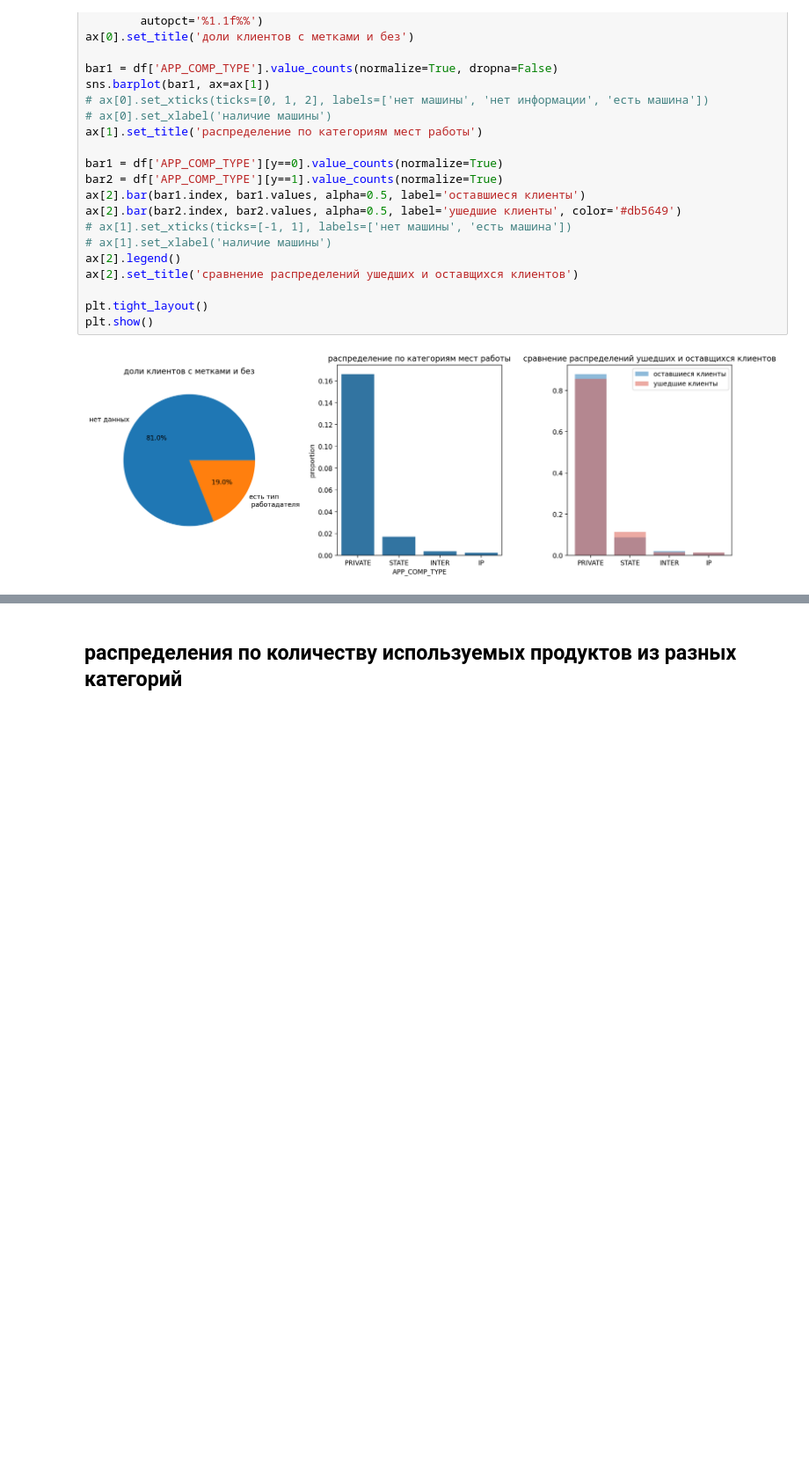
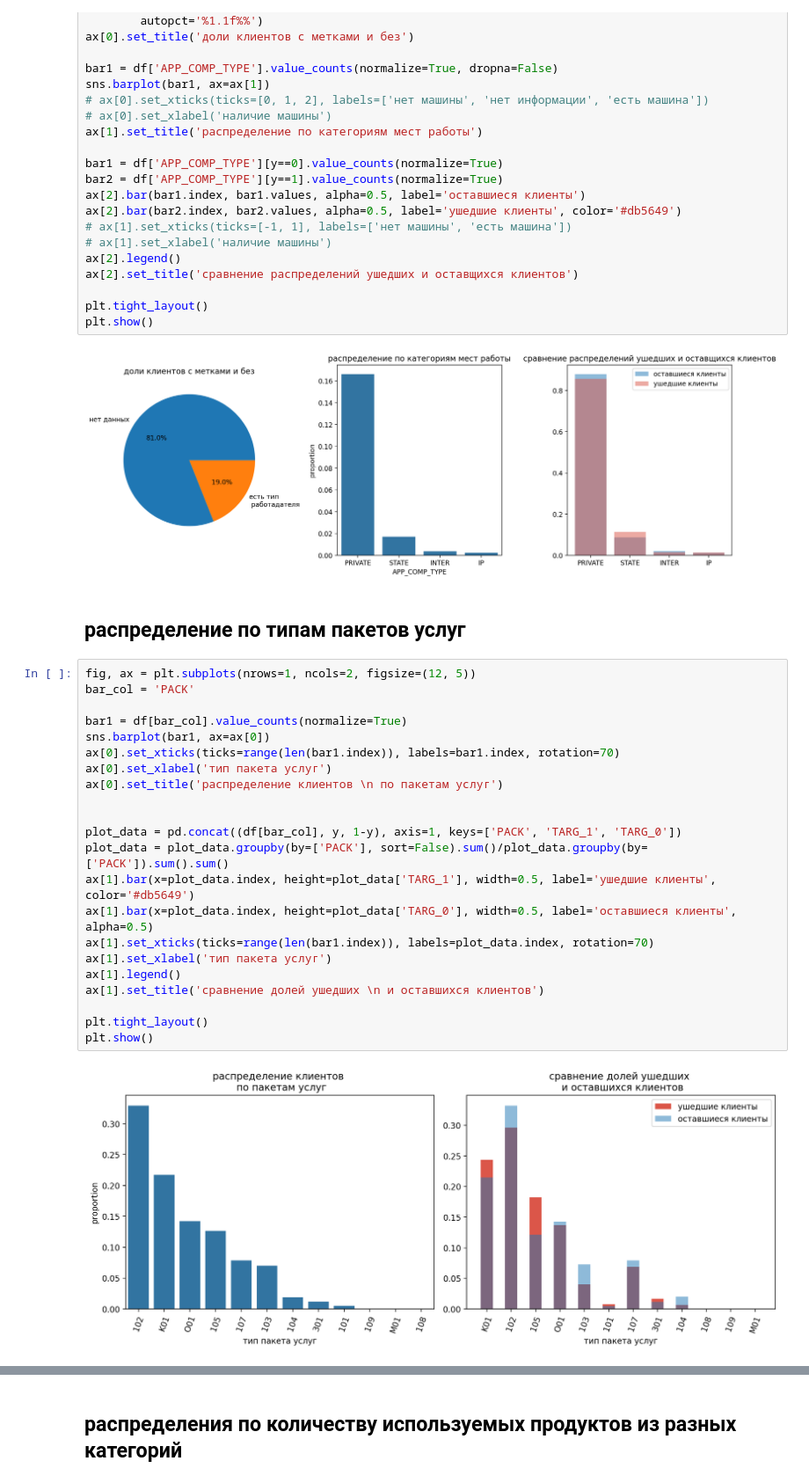
Before and after one commit to ArtemGusenkov/projects, a Jupyter notebook: customer-churn-prediction/notebooks/eda.ipynb, the cells around one changed output, grey strips where cells are left out. Shown at 88% size. Drawn from its saved outputs; the diff is of its cells as text; blank space fills up the shorter version.

```diff
--- a/customer-churn-prediction/notebooks/eda.ipynb
+++ b/customer-churn-prediction/notebooks/eda.ipynb
@@ -166,3 +195,29 @@ plt.tight_layout()
 plt.show()
 # %% [output]
 [figure]
+# %% [markdown]
+## распределение по типам пакетов услуг
+# %%
+fig, ax = plt.subplots(nrows=1, ncols=2, figsize=(12, 5))
+bar_col = 'PACK'
+
+bar1 = df[bar_col].value_counts(normalize=True)
+sns.barplot(bar1, ax=ax[0])
+ax[0].set_xticks(ticks=range(len(bar1.index)), labels=bar1.index, rotation=70)
+ax[0].set_xlabel('тип пакета услуг')
+ax[0].set_title('распределение клиентов \n по пакетам услуг')
+
+
+plot_data = pd.concat((df[bar_col], y, 1-y), axis=1, keys=['PACK', 'TARG_1', 'TARG_0'])
+plot_data = plot_data.groupby(by=['PACK'], sort=False).sum()/plot_data.groupby(by=['PACK']).sum().sum()
+ax[1].bar(x=plot_data.index, height=plot_data['TARG_1'], width=0.5, label='ушедшие клиенты', color='#db5649')
+ax[1].bar(x=plot_data.index, height=plot_data['TARG_0'], width=0.5, label='оставшиеся клиенты', alpha=0.5)
+ax[1].set_xticks(ticks=range(len(bar1.index)), labels=plot_data.index, rotation=70)
+ax[1].set_xlabel('тип пакета услуг')
+ax[1].legend()
+ax[1].set_title('сравнение долей ушедших \n и оставшихся клиентов')
+
+plt.tight_layout()
+plt.show()
+# %% [output]
+[figure, added]
```
Also changed, not shown: parts of 8 cells of this notebook.
